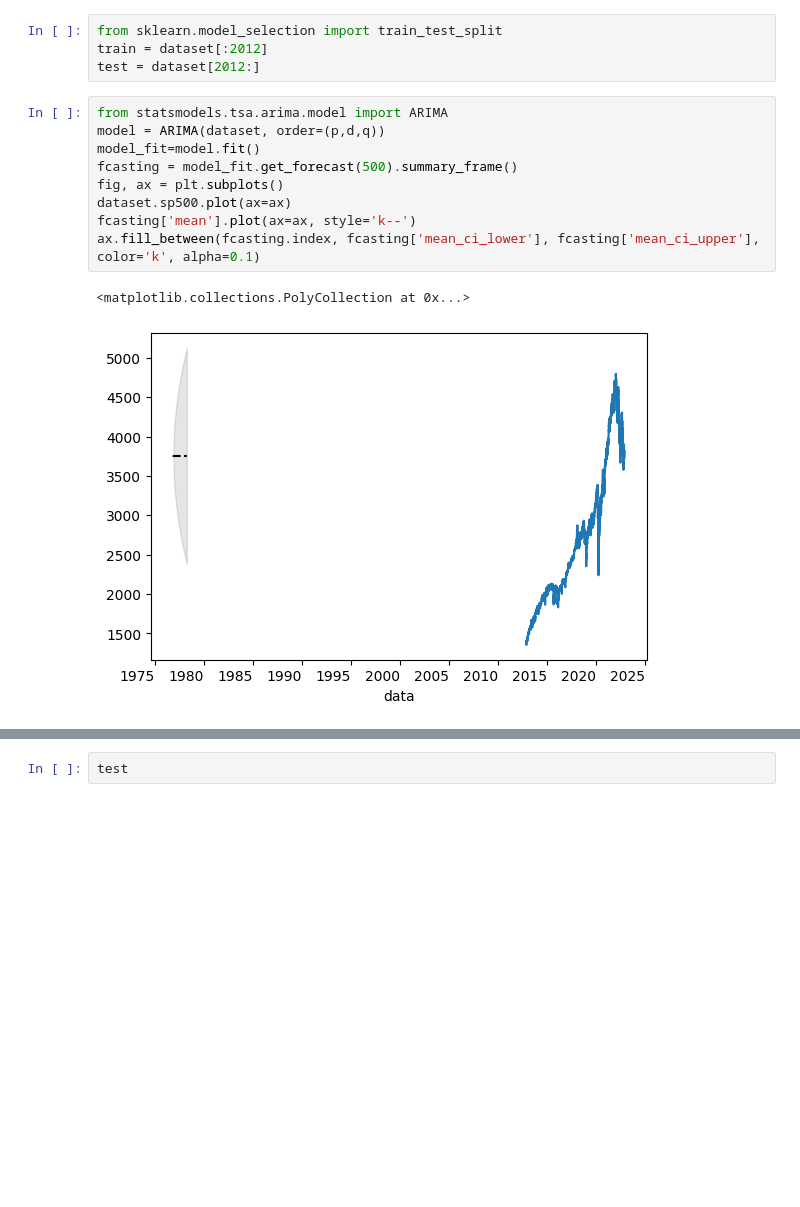
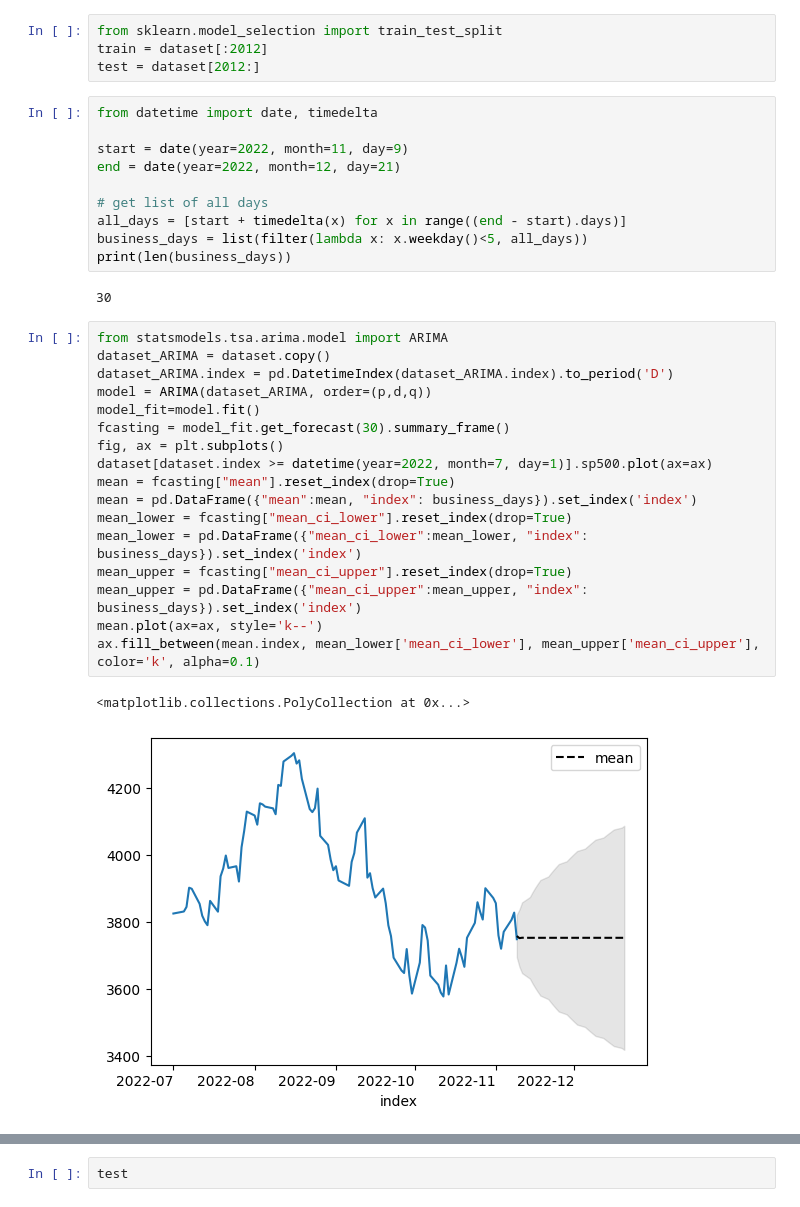
Before and after one commit to S1107327/datascience, a Jupyter notebook: serie_temporali.ipynb, the cells around one changed output, grey strips where cells are left out. Drawn from its saved outputs; the diff is of its cells as text; blank space fills up the shorter version.

```diff
--- a/serie_temporali.ipynb
+++ b/serie_temporali.ipynb
@@ -187,18 +190,38 @@ plt.show()
 from sklearn.model_selection import train_test_split
 train = dataset[:2012]
 test = dataset[2012:]
+# %%
+from datetime import date, timedelta
+
+start = date(year=2022, month=11, day=9)
+end = date(year=2022, month=12, day=21)
+
+# get list of all days
+all_days = [start + timedelta(x) for x in range((end - start).days)]
+business_days = list(filter(lambda x: x.weekday()<5, all_days))
+print(len(business_days))
+# %% [output]
+30
 # %%
 from statsmodels.tsa.arima.model import ARIMA
-model = ARIMA(dataset, order=(p,d,q))
+dataset_ARIMA = dataset.copy()
+dataset_ARIMA.index = pd.DatetimeIndex(dataset_ARIMA.index).to_period('D')
+model = ARIMA(dataset_ARIMA, order=(p,d,q))
 model_fit=model.fit()
-fcasting = model_fit.get_forecast(500).summary_frame()
+fcasting = model_fit.get_forecast(30).summary_frame()
 fig, ax = plt.subplots()
-dataset.sp500.plot(ax=ax)
-fcasting['mean'].plot(ax=ax, style='k--')
-ax.fill_between(fcasting.index, fcasting['mean_ci_lower'], fcasting['mean_ci_upper'], color='k', alpha=0.1)
+dataset[dataset.index >= datetime(year=2022, month=7, day=1)].sp500.plot(ax=ax)
+mean = fcasting["mean"].reset_index(drop=True)
+mean = pd.DataFrame({"mean":mean, "index": business_days}).set_index('index')
+mean_lower = fcasting["mean_ci_lower"].reset_index(drop=True)
+mean_lower = pd.DataFrame({"mean_ci_lower":mean_lower, "index": business_days}).set_index('index')
+mean_upper = fcasting["mean_ci_upper"].reset_index(drop=True)
+mean_upper = pd.DataFrame({"mean_ci_upper":mean_upper, "index": business_days}).set_index('index')
+mean.plot(ax=ax, style='k--')
+ax.fill_between(mean.index, mean_lower['mean_ci_lower'], mean_upper['mean_ci_upper'], color='k', alpha=0.1)
 # %% [output]
 <matplotlib.collections.PolyCollection at 0x...>
-[figure, old version]
+[figure, new version]
 # %%
 from datetime import date, timedelta
 
```
Also changed, not shown: parts of 7 cells of this notebook, 1 other file.
